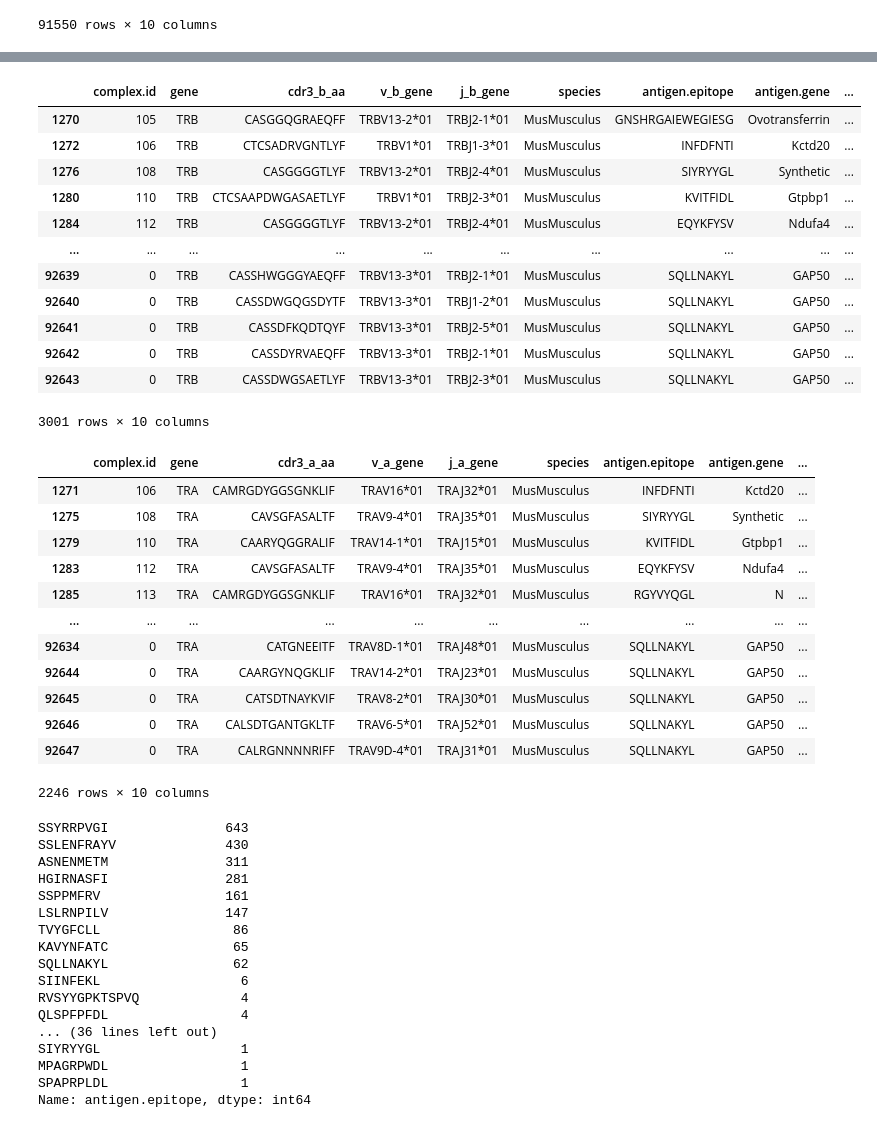
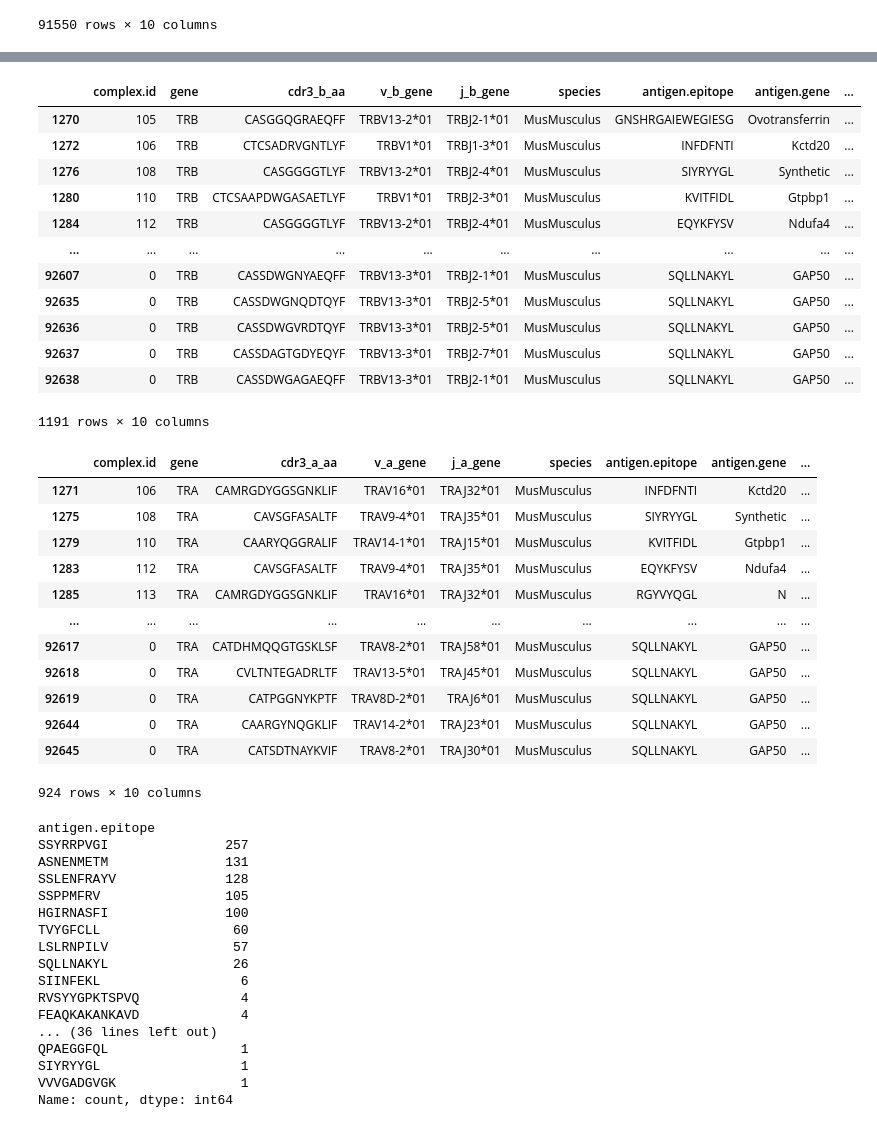
Before and after one commit to UoB-DSMP-2023-24/dsmp-2024-group-14, a Jupyter notebook: mouse.ipynb, the cells around one changed output, grey strips where cells are left out. Drawn from its saved outputs; the diff is of its cells as text; code cells hidden in the pictures.

```diff
--- a/mouse.ipynb
+++ b/mouse.ipynb
@@ -74,7 +74,7 @@ data_human = data[data['species'] == 'HomoSapiens']
 data_mouse = data[data['species'] == 'MusMusculus']
 data_monkey = data[data['species'] == 'MacacaMulatta']
 #next analysis is for mouse only
-df=data_mouse
+df=data_mouse[data_mouse['vdjdb.score'] != 0]
 df
 # %% [output]
 |  | complex.id | gene | cdr3 | v.segm | j.segm | species | antigen.epitope | antigen.gene | ... |
@@ -113,30 +113,29 @@ Name: antigen.epitope, dtype: int64
 # %%
 from tcrdist.repertoire import TCRrep
 import pandas as pd
 # Filter data for alpha chain and beta chain
 data_alpha = df[df['gene'] == 'TRA'].copy()
 data_beta = df[df['gene'] == 'TRB'].copy()
 # Rename data columns to match TCRrep's expected format
 data_alpha.rename(columns={'cdr3': 'cdr3_a_aa', 'v.segm': 'v_a_gene', 'j.segm': 'j_a_gene'}, inplace=True)
 data_beta.rename(columns={'cdr3': 'cdr3_b_aa', 'v.segm': 'v_b_gene', 'j.segm': 'j_b_gene'}, inplace=True)
-data_alpha.to_csv('data_alpha.csv')
 data_alpha.to_csv('alpha.csv')
 data_beta.to_csv('beta.csv')
 data_beta
 # %% [output]
 |  | complex.id | gene | cdr3_b_aa | v_b_gene | j_b_gene | species | antigen.epitope | antigen.gene | ... |
 | 1270 | 105 | TRB | CASGGQGRAEQFF | TRBV13-2*01 | TRBJ2-1*01 | MusMusculus | GNSHRGAIEWEGIESG | Ovotransferrin | ... |
 | 1272 | 106 | TRB | CTCSADRVGNTLYF | TRBV1*01 | TRBJ1-3*01 | MusMusculus | INFDFNTI | Kctd20 | ... |
 | 1276 | 108 | TRB | CASGGGGTLYF | TRBV13-2*01 | TRBJ2-4*01 | MusMusculus | SIYRYYGL | Synthetic | ... |
 | 1280 | 110 | TRB | CTCSAAPDWGASAETLYF | TRBV1*01 | TRBJ2-3*01 | MusMusculus | KVITFIDL | Gtpbp1 | ... |
 | 1284 | 112 | TRB | CASGGGGTLYF | TRBV13-2*01 | TRBJ2-4*01 | MusMusculus | EQYKFYSV | Ndufa4 | ... |
 | ... | ... | ... | ... | ... | ... | ... | ... | ... | ... |
-| 92639 | 0 | TRB | CASSHWGGGYAEQFF | TRBV13-3*01 | TRBJ2-1*01 | MusMusculus | SQLLNAKYL | GAP50 | ... |
-| 92640 | 0 | TRB | CASSDWGQGSDYTF | TRBV13-3*01 | TRBJ1-2*01 | MusMusculus | SQLLNAKYL | GAP50 | ... |
-| 92641 | 0 | TRB | CASSDFKQDTQYF | TRBV13-3*01 | TRBJ2-5*01 | MusMusculus | SQLLNAKYL | GAP50 | ... |
-| 92642 | 0 | TRB | CASSDYRVAEQFF | TRBV13-3*01 | TRBJ2-1*01 | MusMusculus | SQLLNAKYL | GAP50 | ... |
-| 92643 | 0 | TRB | CASSDWGSAETLYF | TRBV13-3*01 | TRBJ2-3*01 | MusMusculus | SQLLNAKYL | GAP50 | ... |
+| 92607 | 0 | TRB | CASSDWGNYAEQFF | TRBV13-3*01 | TRBJ2-1*01 | MusMusculus | SQLLNAKYL | GAP50 | ... |
+| 92635 | 0 | TRB | CASSDWGNQDTQYF | TRBV13-3*01 | TRBJ2-5*01 | MusMusculus | SQLLNAKYL | GAP50 | ... |
+| 92636 | 0 | TRB | CASSDWGVRDTQYF | TRBV13-3*01 | TRBJ2-5*01 | MusMusculus | SQLLNAKYL | GAP50 | ... |
+| 92637 | 0 | TRB | CASSDAGTGDYEQYF | TRBV13-3*01 | TRBJ2-7*01 | MusMusculus | SQLLNAKYL | GAP50 | ... |
+| 92638 | 0 | TRB | CASSDWGAGAEQFF | TRBV13-3*01 | TRBJ2-1*01 | MusMusculus | SQLLNAKYL | GAP50 | ... |
-3001 rows × 10 columns
+1191 rows × 10 columns
 # %%
 data_alpha
 # %% [output]
@@ -147,32 +146,32 @@ data_alpha
 | 1283 | 112 | TRA | CAVSGFASALTF | TRAV9-4*01 | TRAJ35*01 | MusMusculus | EQYKFYSV | Ndufa4 | ... |
 | 1285 | 113 | TRA | CAMRGDYGGSGNKLIF | TRAV16*01 | TRAJ32*01 | MusMusculus | RGYVYQGL | N | ... |
 | ... | ... | ... | ... | ... | ... | ... | ... | ... | ... |
-| 92634 | 0 | TRA | CATGNEEITF | TRAV8D-1*01 | TRAJ48*01 | MusMusculus | SQLLNAKYL | GAP50 | ... |
+| 92617 | 0 | TRA | CATDHMQQGTGSKLSF | TRAV8-2*01 | TRAJ58*01 | MusMusculus | SQLLNAKYL | GAP50 | ... |
+| 92618 | 0 | TRA | CVLTNTEGADRLTF | TRAV13-5*01 | TRAJ45*01 | MusMusculus | SQLLNAKYL | GAP50 | ... |
+| 92619 | 0 | TRA | CATPGGNYKPTF | TRAV8D-2*01 | TRAJ6*01 | MusMusculus | SQLLNAKYL | GAP50 | ... |
 | 92644 | 0 | TRA | CAARGYNQGKLIF | TRAV14-2*01 | TRAJ23*01 | MusMusculus | SQLLNAKYL | GAP50 | ... |
 | 92645 | 0 | TRA | CATSDTNAYKVIF | TRAV8-2*01 | TRAJ30*01 | MusMusculus | SQLLNAKYL | GAP50 | ... |
-| 92646 | 0 | TRA | CALSDTGANTGKLTF | TRAV6-5*01 | TRAJ52*01 | MusMusculus | SQLLNAKYL | GAP50 | ... |
-| 92647 | 0 | TRA | CALRGNNNNRIFF | TRAV9D-4*01 | TRAJ31*01 | MusMusculus | SQLLNAKYL | GAP50 | ... |
-2246 rows × 10 columns
+924 rows × 10 columns
 # %%
 data_alpha['antigen.epitope'].value_counts()
 # %% [output]
-SSYRRPVGI               643
-SSLENFRAYV              430
-ASNENMETM               311
-HGIRNASFI               281
-SSPPMFRV                161
-LSLRNPILV               147
-TVYGFCLL                 86
-KAVYNFATC                65
-SQLLNAKYL                62
+antigen.epitope
+SSYRRPVGI               257
+ASNENMETM               131
+SSLENFRAYV              128
+SSPPMFRV                105
+HGIRNASFI               100
+TVYGFCLL                 60
+LSLRNPILV                57
+SQLLNAKYL                26
 SIINFEKL                  6
 RVSYYGPKTSPVQ             4
-QLSPFPFDL                 4
+FEAQKAKANKAVD             4
 ... (36 lines left out)
+QPAEGGFQL                 1
 SIYRYYGL                  1
-MPAGRPWDL                 1
-SPAPRPLDL                 1
-Name: antigen.epitope, dtype: int64
+VVVGADGVGK                1
+Name: count, dtype: int64
 # %%
 data_beta['antigen.epitope'].value_counts()
 # %% [output]
```
Also changed, not shown: parts of 11 cells of this notebook.
